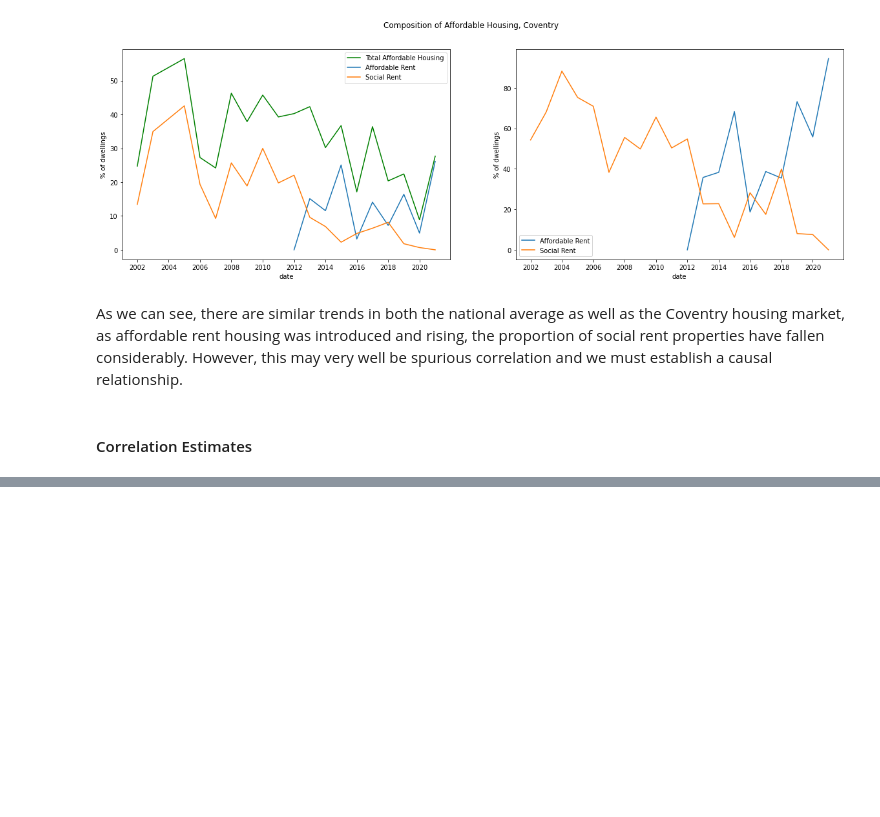
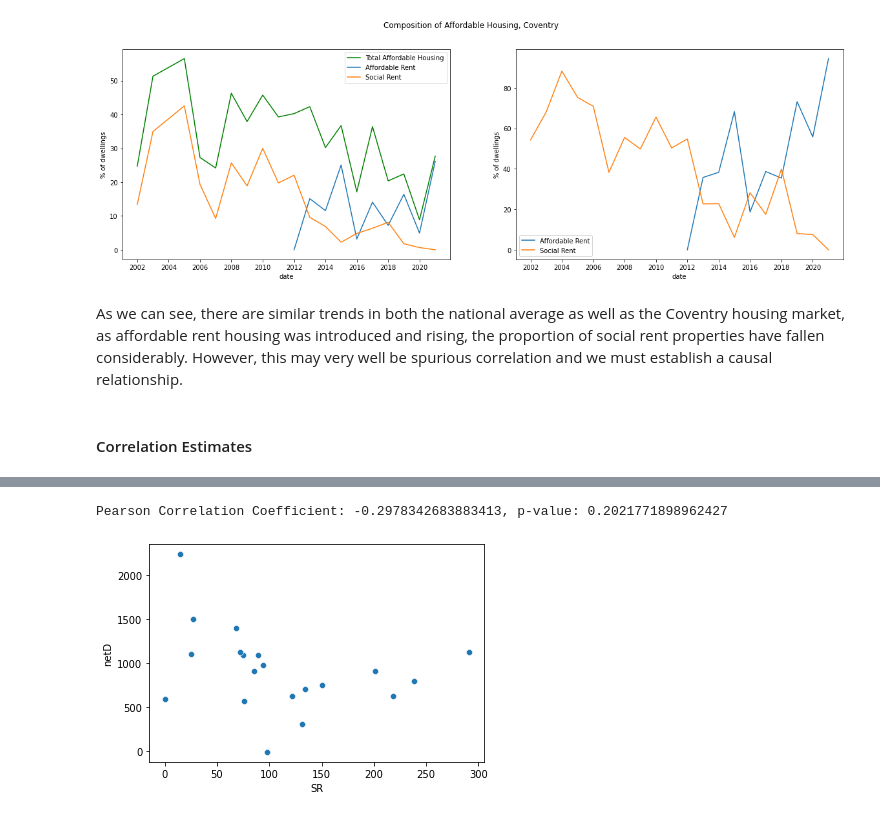
Before and after one commit to potato-bit/RA, a Jupyter notebook: cleaned datasets/analysis_h6.ipynb, the cells around one changed output, grey strips where cells are left out. Saved outputs shown, nothing was run; the diff lists cells and outputs as text; code cells hidden in the pictures; blank space fills up the shorter version.

```diff
--- a/cleaned datasets/analysis_h6.ipynb
+++ b/cleaned datasets/analysis_h6.ipynb
@@ -446,0 +502,7 @@ As we can see, there are similar trends in both the national average as well as
+# %%
+sns.scatterplot(x='SR',y='netD',data=dcov_t)
+corr, pval = pearsonr(dcov_t['SR'],dcov_t['netD'])
+print(f'Pearson Correlation Coefficient: {corr}, p-value: {pval}')
+# %% [output]
+Pearson Correlation Coefficient: -0.2978342683883413, p-value: 0.2021771898962427
+[figure, added]
```
Also changed, not shown: parts of 10 cells of this notebook.
